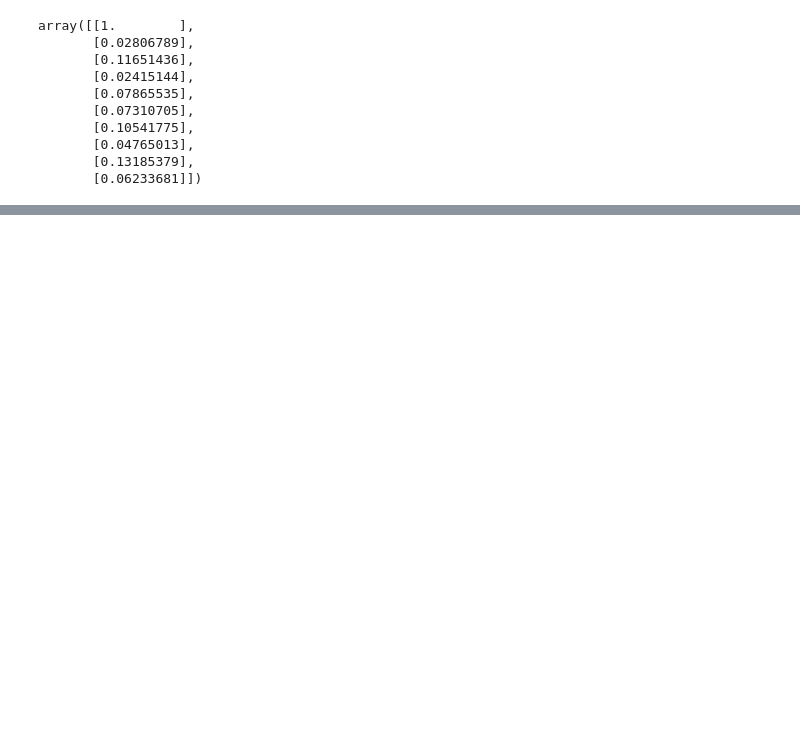
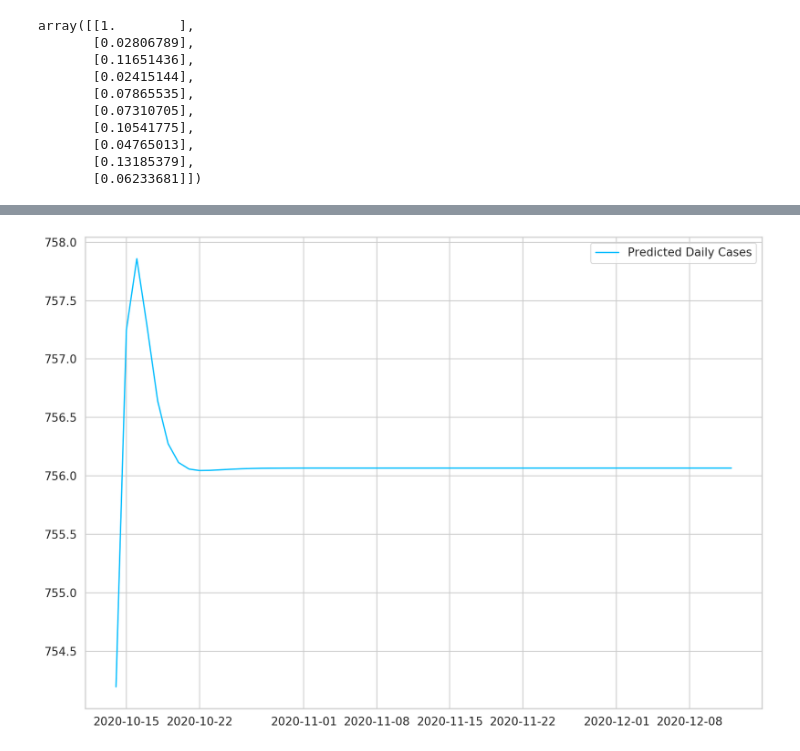
Before and after one commit to ada-lovelace-hack-team-16/AI, a Jupyter notebook: lstm_rnn_covid.ipynb, the cells around one changed output, grey strips where cells are left out. Saved outputs shown, nothing was run; the diff lists cells and outputs as text; code cells hidden in the pictures; blank space fills up the shorter version.

```diff
--- a/lstm_rnn_covid.ipynb
+++ b/lstm_rnn_covid.ipynb
@@ -339,0 +366,13 @@ plt.legend();
+# %%
+X_all, y_all = create_sequences(all_data, seq_length)
+
+X_all = torch.from_numpy(X_all).float()
+y_all = torch.from_numpy(y_all).float()
+
+model = CoronaVirusPredictor(
+  n_features=1,
+  n_hidden=512,
+  seq_len=seq_length,
+  n_layers=2
+)
+model, train_hist, _ = train_model(model, X_all, y_all)
@@ -339,0 +385,18 @@ plt.legend();
+# %%
+DAYS_TO_PREDICT = 60
+
+with torch.no_grad():
+  test_seq = X_all[:1]
+  preds = []
+  for _ in range(DAYS_TO_PREDICT):
+    y_test_pred = model(test_seq)
+    pred = torch.flatten(y_test_pred).item()
+    preds.append(pred)
+    new_seq = test_seq.numpy().flatten()
+    new_seq = np.append(new_seq, [pred])
+    new_seq = new_seq[1:]
+    test_seq = torch.as_tensor(new_seq).view(1, seq_length, 1).float()
+# %%
+predicted_cases = scaler.inverse_transform(
+  np.expand_dims(preds, axis=0)
+).flatten()
@@ -339,0 +407,16 @@ plt.legend();
+# %%
+predicted_index = pd.date_range(
+  start=daily_cases.index[-1],
+  periods=DAYS_TO_PREDICT + 1,
+  closed='right'
+)
+
+predicted_cases = pd.Series(
+  data=predicted_cases,
+  index=predicted_index
+)
+
+plt.plot(predicted_cases, label='Predicted Daily Cases')
+plt.legend();
+# %% [output]
+[figure, added]
```
Also changed, not shown: parts of 13 cells of this notebook.
